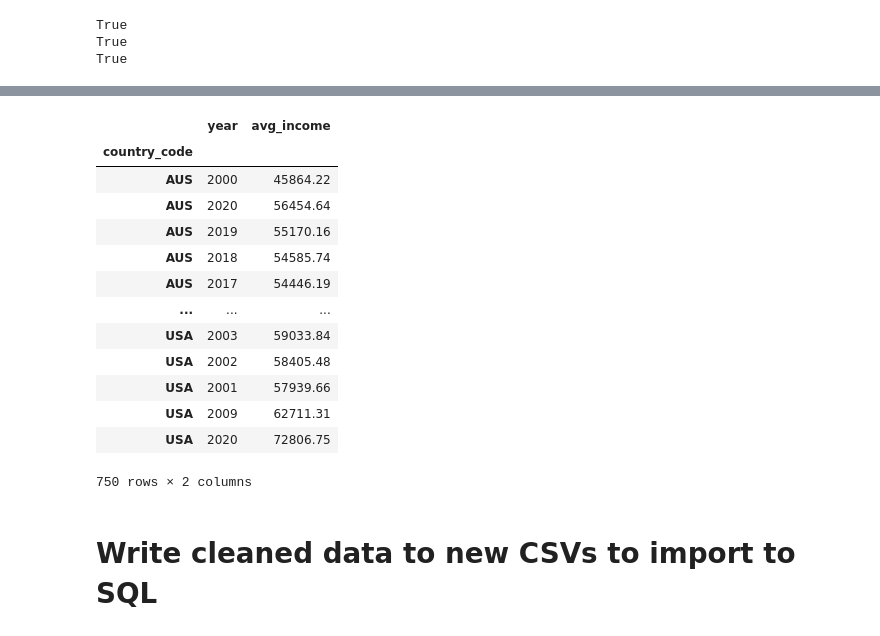
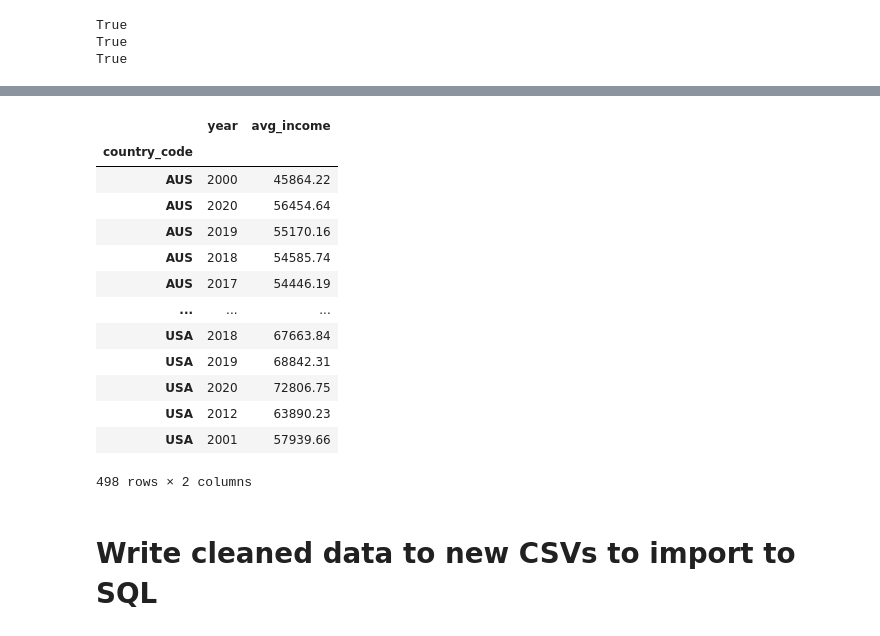
Before and after one commit to LindseyWol/Project2, a Jupyter notebook: cleanup.ipynb, the cells around one changed output, grey strips where cells are left out. Drawn from its saved outputs; the diff is of its cells as text; code cells hidden in the pictures.

```diff
--- a/cleanup.ipynb
+++ b/cleanup.ipynb
@@ -60,9 +71,8 @@ AvgIncome_df.head()
 # %% [markdown]
 # Create/cleanup tables for database
 # %%
-#List of countries/codes from MinWage
-country_codes = MinWage_df[['Country','COUNTRY']].drop_duplicates()
-country_codes = country_codes.sort_values(['Country'])
+#List of countries and codes from MinWage
+country_codes = MinWage_df[['Country','COUNTRY']].drop_duplicates().sort_values(['Country']).reset_index(drop=True)
 country_codes
 # %% [output]
 |  | Country | COUNTRY |
@@ -85,7 +95,6 @@ country_codes
 # %%
 #List of countries with currency codes from BigMac
-currency_codes = BigMac_df[['name', 'currency_code']].drop_duplicates()
-currency_codes = currency_codes.sort_values(['name'])
+currency_codes = BigMac_df[['name', 'currency_code']].drop_duplicates().sort_values(['name']).reset_index(drop=True)
 currency_codes
 # %% [output]
 |  | name | currency_code |
@@ -115,8 +124,8 @@ True
 country_codes = country_codes.replace(['Korea', 'Türkiye', 'Russian Federation'], ['South Korea', 'Turkey', 'Russia'])
 # %%
-#Create countries table from MinWage_df with country, country code, and currency code
+#Create countries df with country, country code, and currency code
 countries_df = pd.merge(country_codes, currency_codes, left_on='Country', right_on='name')
-countries_df = countries_df.rename(columns={'COUNTRY': 'country_code'}).drop(columns=['name']).set_index(['Country']).sort_index()
+countries_df = countries_df.rename(columns={'COUNTRY': 'country_code', 'Country': 'country'}).drop(columns=['name']).set_index(['country']).sort_index()
 countries_df
 # %% [output]
 |  | country_code | currency_code |
@@ -235,29 +276,29 @@ MinWage_df
 # %%
 #AvgIncome_df Cleanup
 #Pull in location, time, and value columns
 AvgIncome_df = AvgIncome_df[['LOCATION', 'TIME', 'Value']]
 #rename columns for clarity and consistency
 AvgIncome_df = AvgIncome_df.rename(columns={'LOCATION': 'country_code', 'TIME': 'year', 'Value': 'avg_income'})
 #Round income column
 AvgIncome_df = AvgIncome_df.round(2)
 #Display preview of cleaned table
-AvgIncome_df = AvgIncome_df.set_index(['country_code']).sort_index()
+AvgIncome_df =pd.merge(AvgIncome_df, countries_df, on='country_code').set_index(['country_code']).sort_index().drop_duplicates().drop(columns='currency_code')
 AvgIncome_df
 # %% [output]
 |  | year | avg_income |
 | country_code |  |  |
 | AUS | 2000 | 45864.22 |
 | AUS | 2020 | 56454.64 |
 | AUS | 2019 | 55170.16 |
 | AUS | 2018 | 54585.74 |
 | AUS | 2017 | 54446.19 |
 | ... | ... | ... |
-| USA | 2003 | 59033.84 |
-| USA | 2002 | 58405.48 |
+| USA | 2018 | 67663.84 |
+| USA | 2019 | 68842.31 |
+| USA | 2020 | 72806.75 |
+| USA | 2012 | 63890.23 |
 | USA | 2001 | 57939.66 |
-| USA | 2009 | 62711.31 |
-| USA | 2020 | 72806.75 |
-750 rows × 2 columns
+498 rows × 2 columns
 # %% [markdown]
 # Write cleaned data to new CSVs to import to SQL
 # %%
```
Also changed, not shown: parts of 15 cells of this notebook.
